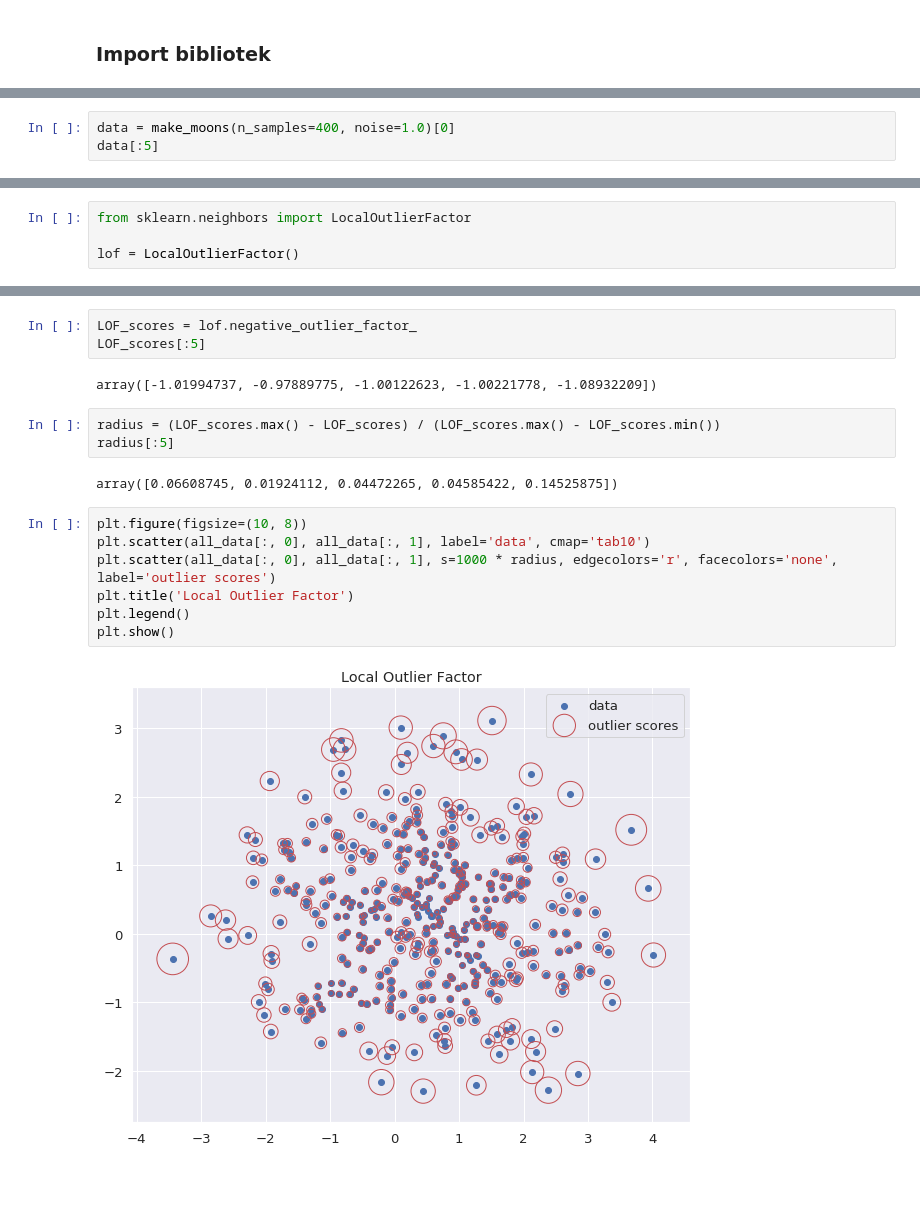
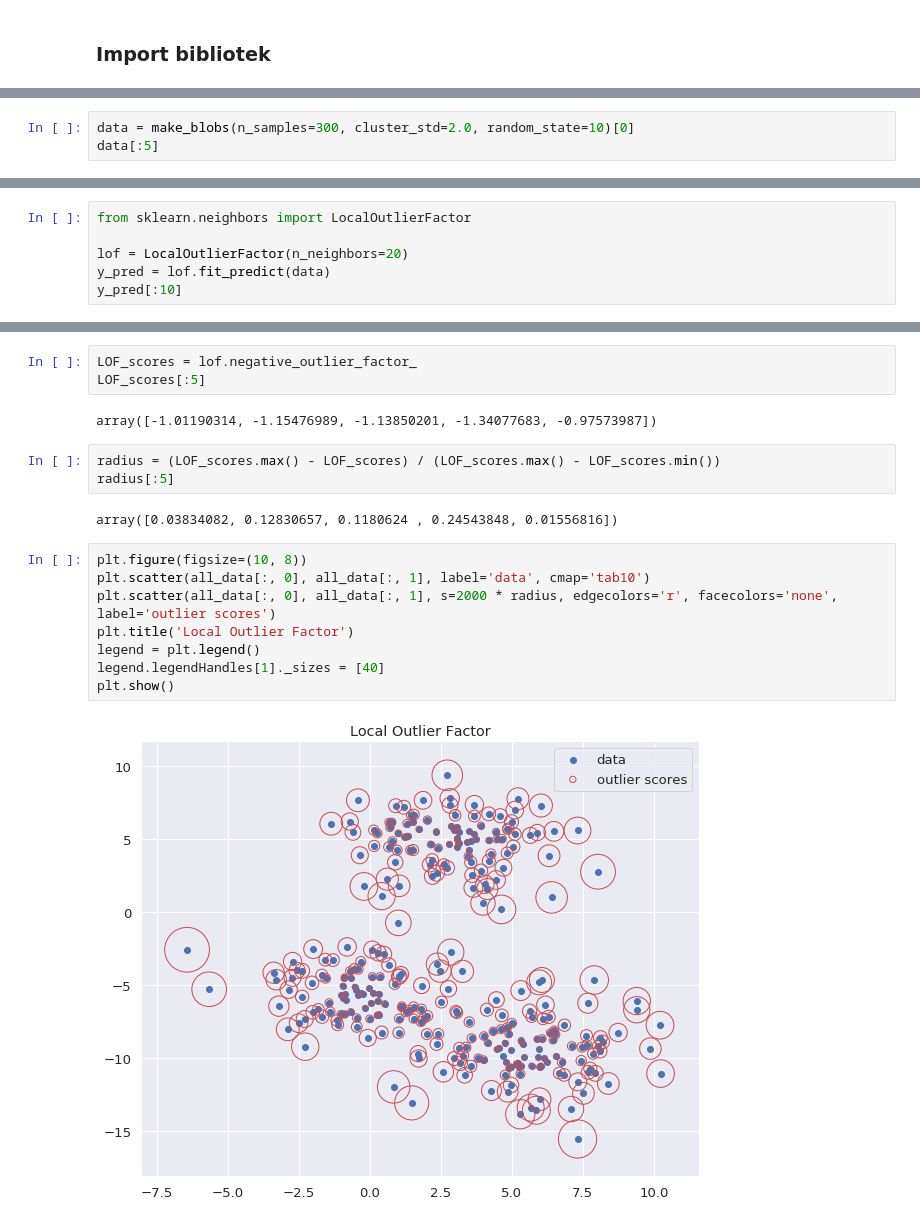
Before and after one commit to krakowiakpawel9/ml_course, a Jupyter notebook: ul/14_local_outlier_factor.ipynb, the cells around one changed output, grey strips where cells are left out. Cells and saved outputs as stored; diff of their text form; blank space fills up the shorter version.

```diff
--- a/ul/14_local_outlier_factor.ipynb
+++ b/ul/14_local_outlier_factor.ipynb
@@ -36,6 +36,6 @@ from sklearn.datasets import make_moons
 sns.set(font_scale=1.2)
 np.random.seed(10)
 # %%
-data = make_moons(n_samples=400, noise=1.0)[0]
+data = make_blobs(n_samples=300, cluster_std=2.0, random_state=10)[0]
 data[:5]
 # %% [output]
@@ -55,4 +55,6 @@ plt.show()
 # %%
 from sklearn.neighbors import LocalOutlierFactor
 
-lof = LocalOutlierFactor()
+lof = LocalOutlierFactor(n_neighbors=20)
+y_pred = lof.fit_predict(data)
+y_pred[:10]
@@ -82,21 +81,22 @@ plt.show()
 LOF_scores = lof.negative_outlier_factor_
 LOF_scores[:5]
 # %% [output]
-array([-1.01994737, -0.97889775, -1.00122623, -1.00221778, -1.08932209])
+array([-1.01190314, -1.15476989, -1.13850201, -1.34077683, -0.97573987])
 # %%
 radius = (LOF_scores.max() - LOF_scores) / (LOF_scores.max() - LOF_scores.min())
 radius[:5]
 # %% [output]
-array([0.06608745, 0.01924112, 0.04472265, 0.04585422, 0.14525875])
+array([0.03834082, 0.12830657, 0.1180624 , 0.24543848, 0.01556816])
 # %%
 plt.figure(figsize=(10, 8))
 plt.scatter(all_data[:, 0], all_data[:, 1], label='data', cmap='tab10')
-plt.scatter(all_data[:, 0], all_data[:, 1], s=1000 * radius, edgecolors='r', facecolors='none', label='outlier scores')
+plt.scatter(all_data[:, 0], all_data[:, 1], s=2000 * radius, edgecolors='r', facecolors='none', label='outlier scores')
 plt.title('Local Outlier Factor')
-plt.legend()
+legend = plt.legend()
+legend.legendHandles[1]._sizes = [40]
 plt.show()
 # %% [output]
-[figure, old version]
+[figure, new version]
 # %%
 plt.figure(figsize=(10, 8))
 plt.scatter(all_data[:, 0], all_data[:, 1], c=all_data[:, 2], cmap='tab10', label='data')
```
Also changed, not shown: parts of 10 cells of this notebook.
